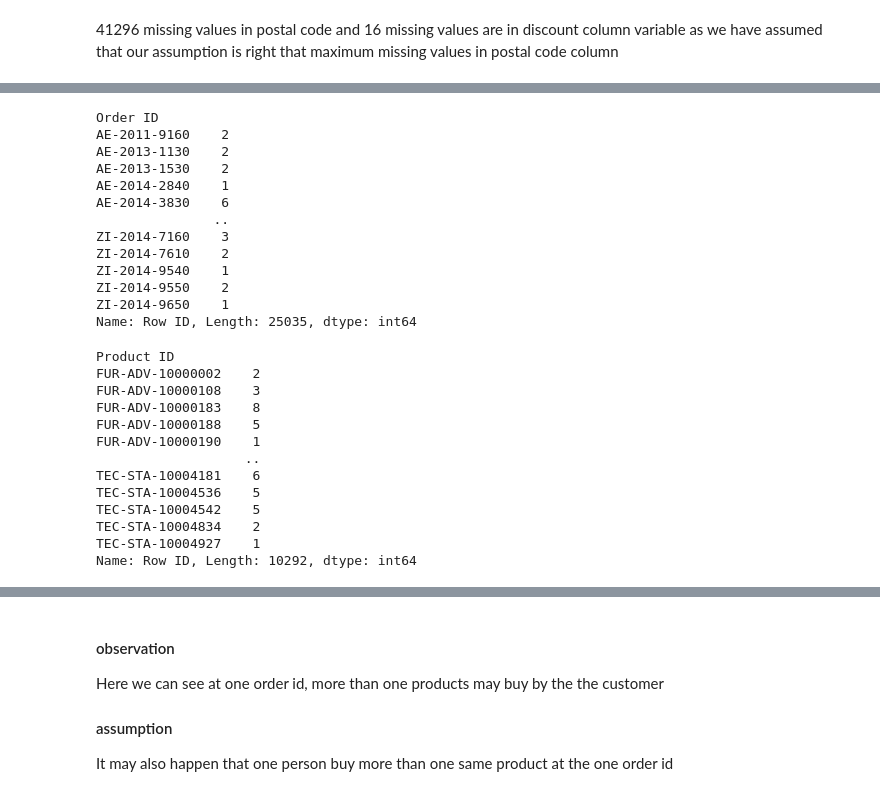
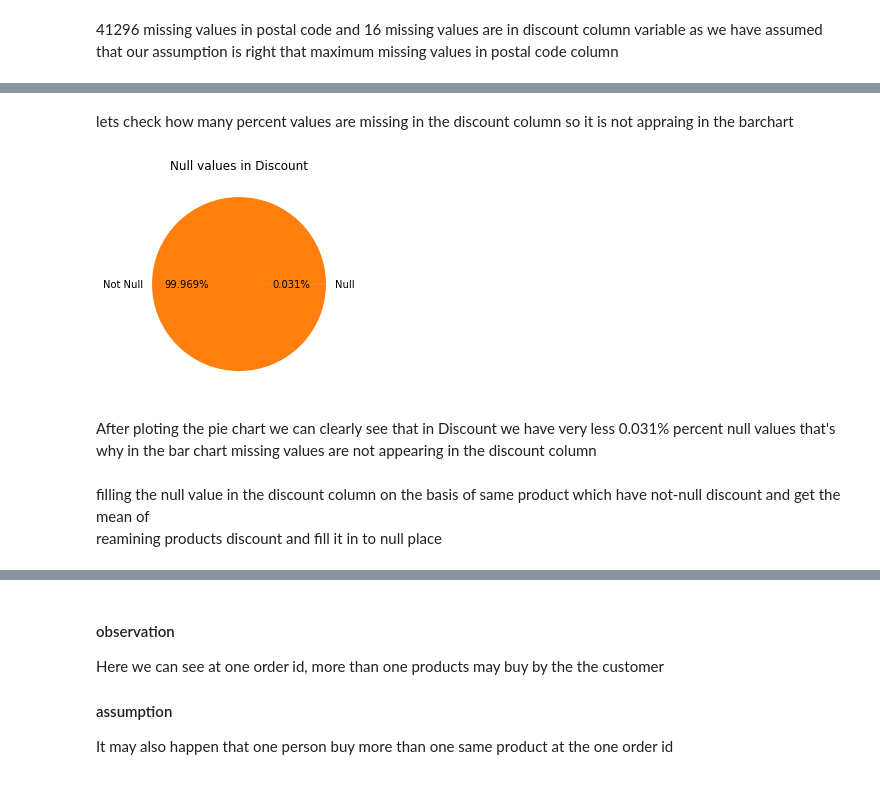
Before and after one commit to bhaglepravesh/Amazon-Sales, a Jupyter notebook: amazon_sales.ipynb, the cells around one changed output, grey strips where cells are left out. Drawn from its saved outputs; the diff is of its cells as text; code cells hidden in the pictures.

```diff
--- a/amazon_sales.ipynb
+++ b/amazon_sales.ipynb
@@ -226,30 +259,15 @@ Here also we can clearly see in graph highest missing values are in postal code
-# %%
-print(df.groupby("Order ID")["Row ID"].count())
-df.groupby("Product ID")["Row ID"].count()
-# %% [output]
-Order ID
-AE-2011-9160    2
-AE-2013-1130    2
-AE-2013-1530    2
-AE-2014-2840    1
-AE-2014-3830    6
-               ..
-ZI-2014-7160    3
-ZI-2014-7610    2
-ZI-2014-9540    1
-ZI-2014-9550    2
-ZI-2014-9650    1
-Name: Row ID, Length: 25035, dtype: int64
-Product ID
-FUR-ADV-10000002    2
-FUR-ADV-10000108    3
-FUR-ADV-10000183    8
-FUR-ADV-10000188    5
-FUR-ADV-10000190    1
-                   ..
-TEC-STA-10004181    6
-TEC-STA-10004536    5
-TEC-STA-10004542    5
-TEC-STA-10004834    2
-TEC-STA-10004927    1
-Name: Row ID, Length: 10292, dtype: int64
+# %% [markdown]
+lets check how many percent values are missing in the discount column so it is not appraing in the barchart
+# %%
+null=df.Discount.isnull().sum()
+notnull=len(df)-null
+pd.Series([null,notnull],index=["Null","Not Null"],name="").plot.pie(autopct="%1.3f%%")
+plt.title("Null values in Discount")
+plt.show()
+# %% [output]
+[figure, added]
+# %% [markdown]
+After ploting the pie chart we can clearly see that in Discount we have very less 0.031% percent null values that's why
+in the bar chart missing values are not appearing in the discount column
+# %% [markdown]
+filling the null value in the discount column on the basis of  same product which have not-null discount  and get the mean of<br> reamining products discount and fill it in to null place
```
Also changed, not shown: parts of 147 cells of this notebook.
